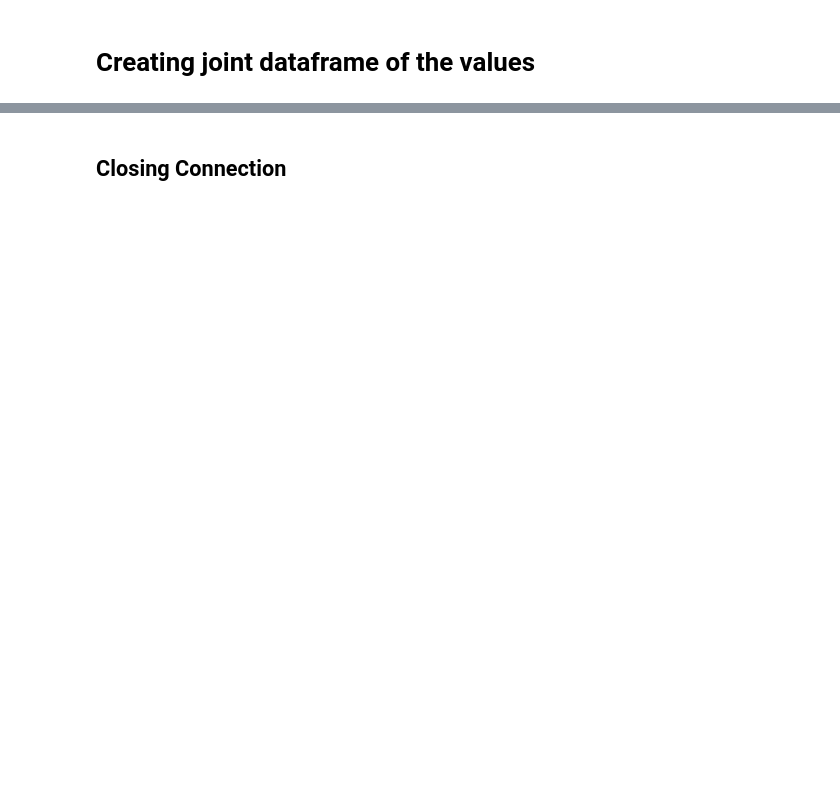
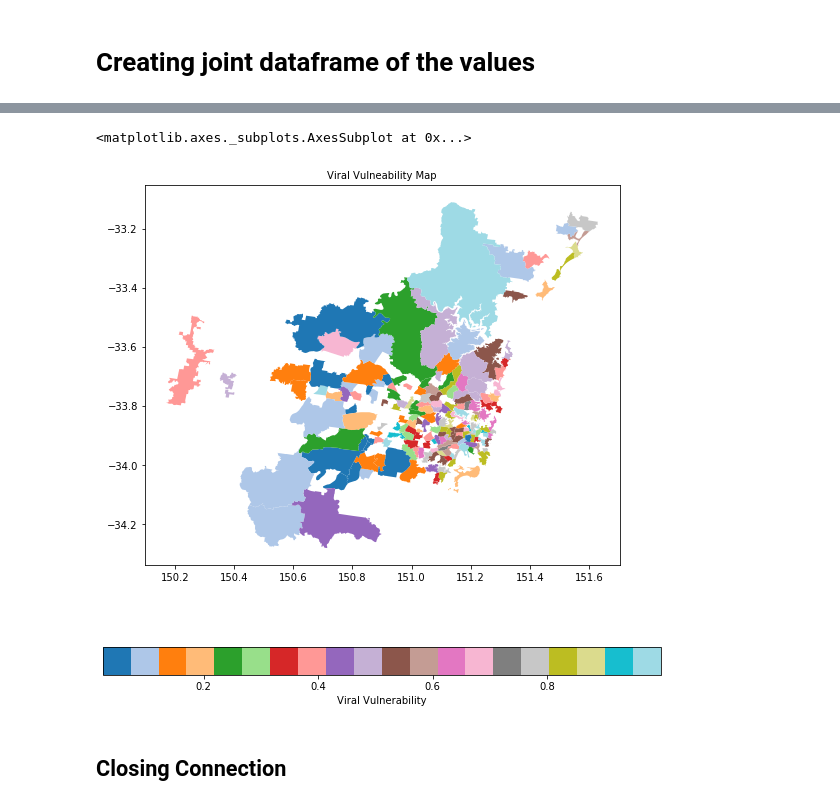
Before and after one commit to KhangNguyen22/data2001-data-science, a Jupyter notebook: Assignment.ipynb, the cells around one changed output, grey strips where cells are left out. Cells and saved outputs as stored; diff of their text form; code cells hidden in the pictures; blank space fills up the shorter version.

```diff
--- a/Assignment.ipynb
+++ b/Assignment.ipynb
@@ -638,3 +649,16 @@ df_final
+# %%
+#Mapping the Viral Vulnerability
+
+df_final = GeoDataFrame(df_final, geometry = 'geom')
+#df_final.plot(args)
+
+fig, ax = plt.subplots(1, 1, figsize=(10, 10))
+ax.set_title("Viral Vulneability Map", fontsize=10.0)
+legend_kwds = {'label': "Viral Vulnerability", 'orientation': "horizontal"}
+df_final.plot(column = 'Vulnerability', figsize=(10, 10), cmap="tab20", ax=ax, legend=True, legend_kwds=legend_kwds)
+# %% [output]
+<matplotlib.axes._subplots.AxesSubplot at 0x...>
+[figure, added]
 # %% [markdown]
 ## Closing Connection
 # %%
```
Also changed, not shown: parts of 4 cells of this notebook.
